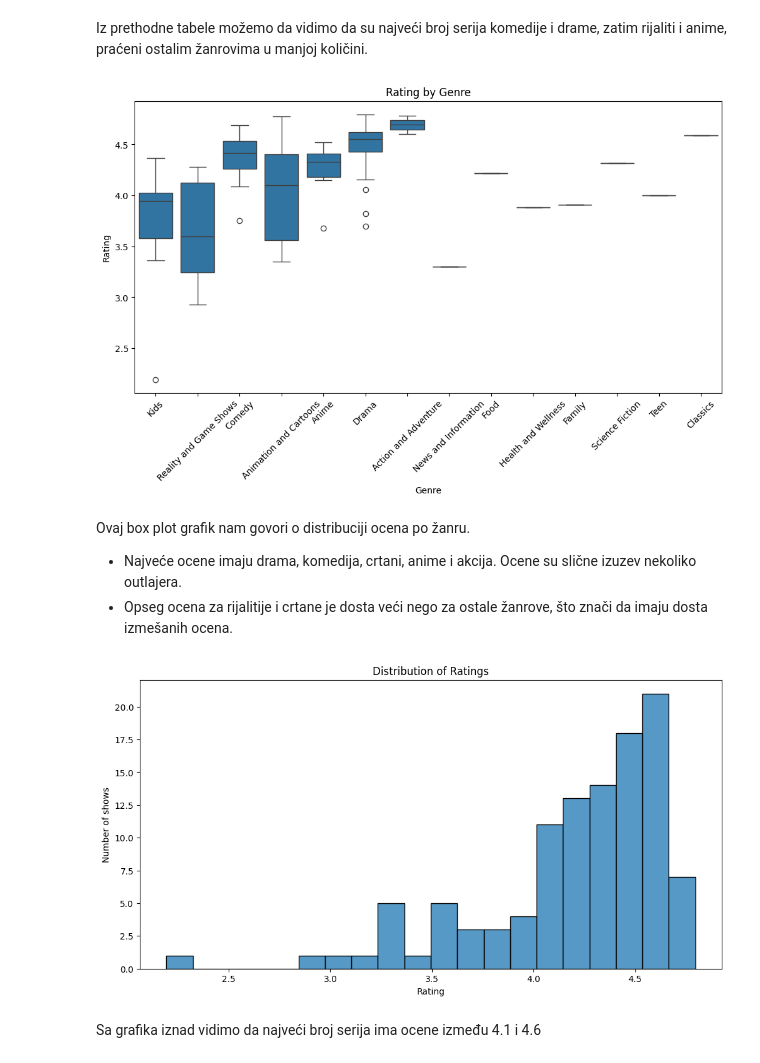
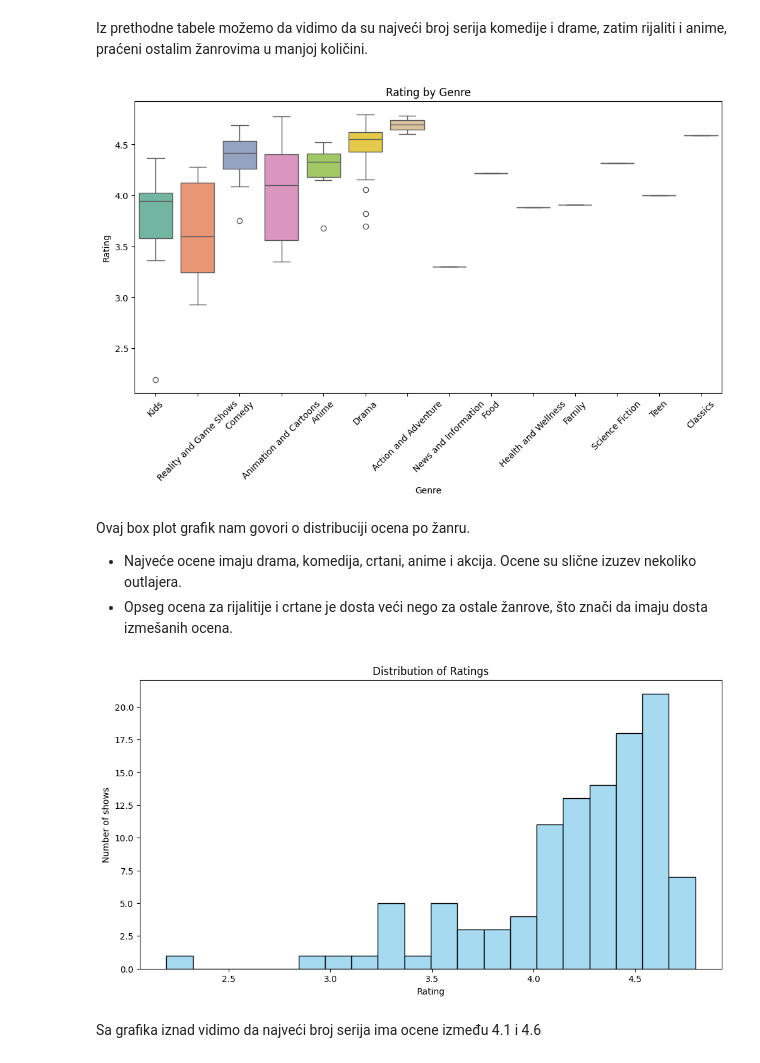
Before and after one commit to DamjanVincic/hulu-popular-shows-analysis, a Jupyter notebook: exploratory-analysis.ipynb, the cells around one changed output. Cells and saved outputs as stored; diff of their text form; code cells hidden in the pictures.

```diff
--- a/exploratory-analysis.ipynb
+++ b/exploratory-analysis.ipynb
@@ -158,27 +158,27 @@ plt.show()
 Iz prethodne tabele možemo da vidimo da su najveći broj serija komedije i drame, zatim rijaliti i anime, praćeni ostalim žanrovima u manjoj količini.
 # %%
 plt.figure(figsize=(12, 6))
-sb.boxplot(x='genre', y='rating', data=df)
+sb.boxplot(x='genre', y='rating', data=df, palette='Set2')
 plt.title('Rating by Genre')
 plt.xlabel('Genre')
 plt.ylabel('Rating')
 plt.xticks(rotation=45)
 plt.show()
 # %% [output]
-[figure, old version]
+[figure, new version]
 # %% [markdown]
 Ovaj box plot grafik nam govori o distribuciji ocena po žanru.
 - Najveće ocene imaju drama, komedija, crtani, anime i akcija. Ocene su slične izuzev nekoliko outlajera.
 - Opseg ocena za rijalitije i crtane je dosta veći nego za ostale žanrove, što znači da imaju dosta izmešanih ocena.
 # %%
 plt.figure(figsize=(12, 6))
-sb.histplot(df['rating'], bins=20)
+sb.histplot(df['rating'], bins=20, color='skyblue')
 plt.title('Distribution of Ratings')
 plt.xlabel('Rating')
 plt.ylabel('Number of shows')
 plt.show()
 # %% [output]
-[figure, old version]
+[figure, new version]
 # %% [markdown]
 Sa grafika iznad vidimo da najveći broj serija ima ocene između 4.1 i 4.6
 # %%
```
Also changed, not shown: parts of 5 cells of this notebook.
